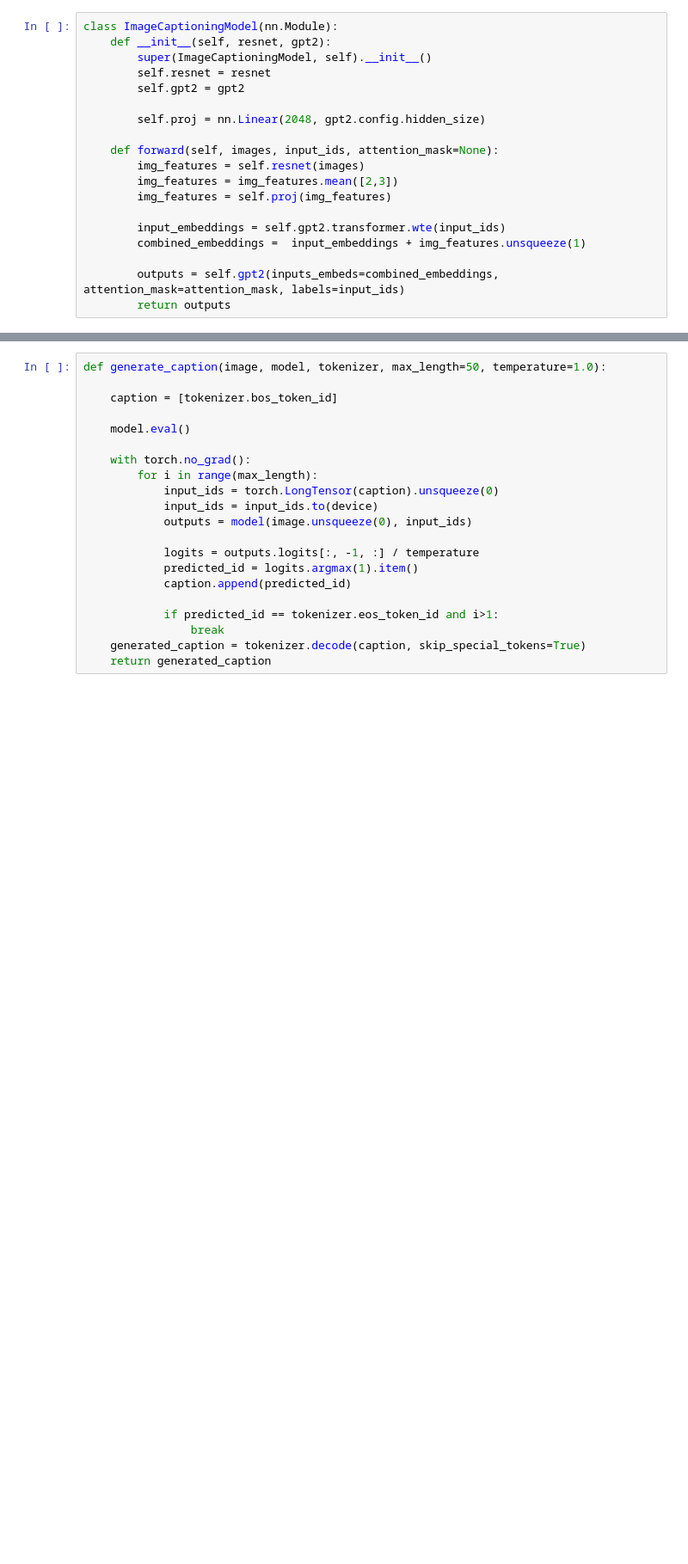
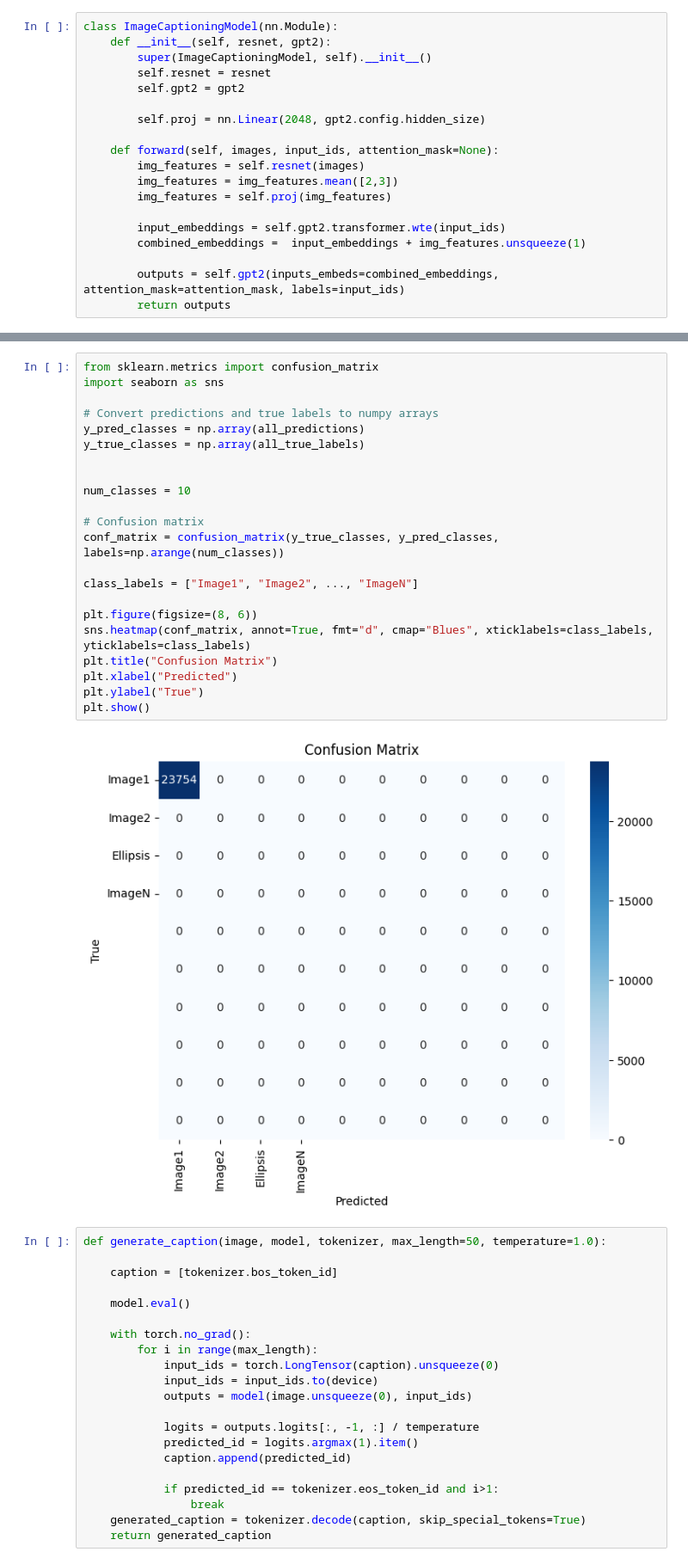
Before and after one commit to Abir-Tx/ImCap, a Jupyter notebook: img_caption_gen.ipynb, the cells around one changed output, grey strips where cells are left out. Shown at 86% size. Cells and saved outputs as stored; diff of their text form; blank space fills up the shorter version.

```diff
--- a/img_caption_gen.ipynb
+++ b/img_caption_gen.ipynb
@@ -322,3 +387,27 @@ Final Accuracy: 100.00%
+# %%
+from sklearn.metrics import confusion_matrix
+import seaborn as sns
+
+# Convert predictions and true labels to numpy arrays
+y_pred_classes = np.array(all_predictions)
+y_true_classes = np.array(all_true_labels)
+
+
+num_classes = 10
+
+# Confusion matrix
+conf_matrix = confusion_matrix(y_true_classes, y_pred_classes, labels=np.arange(num_classes))
+
+class_labels = ["Image1", "Image2", ..., "ImageN"]
+
+plt.figure(figsize=(8, 6))
+sns.heatmap(conf_matrix, annot=True, fmt="d", cmap="Blues", xticklabels=class_labels, yticklabels=class_labels)
+plt.title("Confusion Matrix")
+plt.xlabel("Predicted")
+plt.ylabel("True")
+plt.show()
+# %% [output]
+[figure, added]
 # %%
 def generate_caption(image, model, tokenizer, max_length=50, temperature=1.0):
 
```
Also changed, not shown: parts of 9 cells of this notebook.
